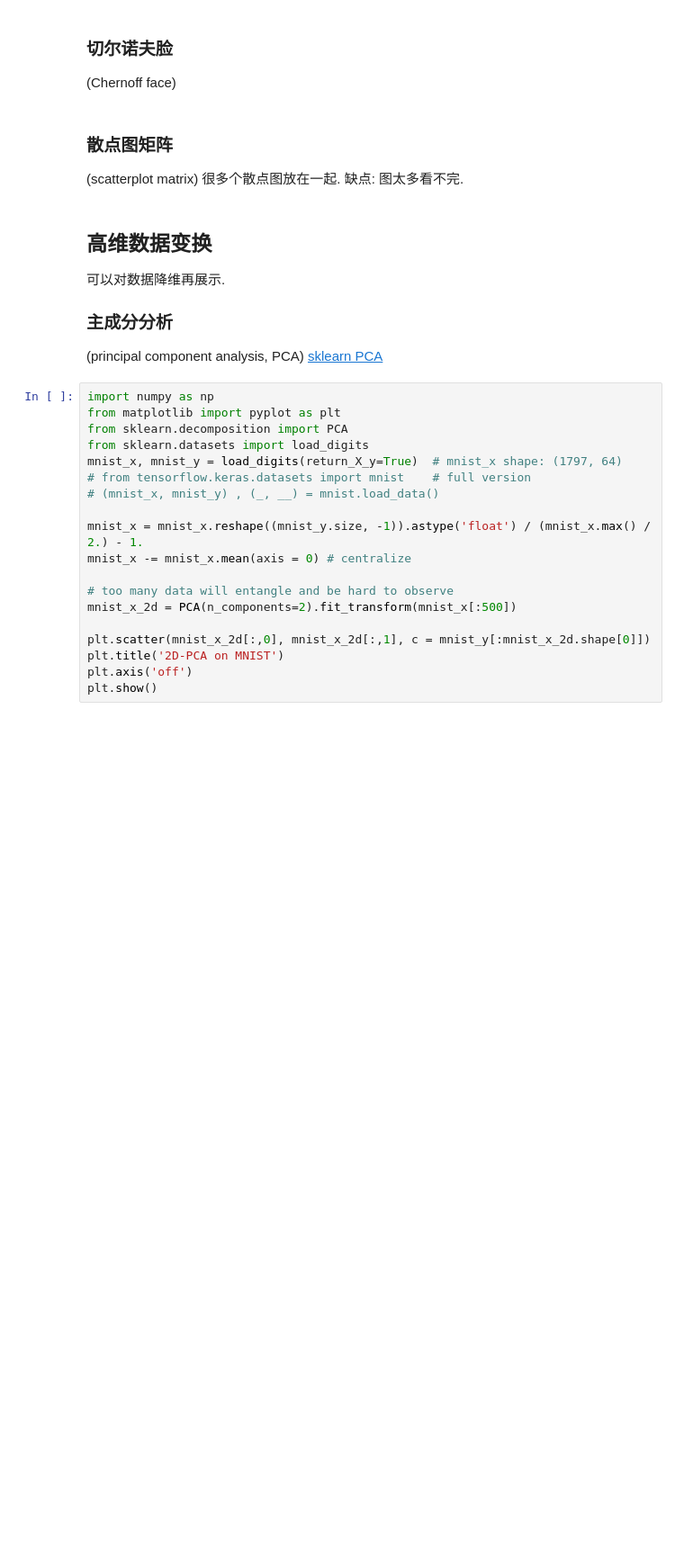
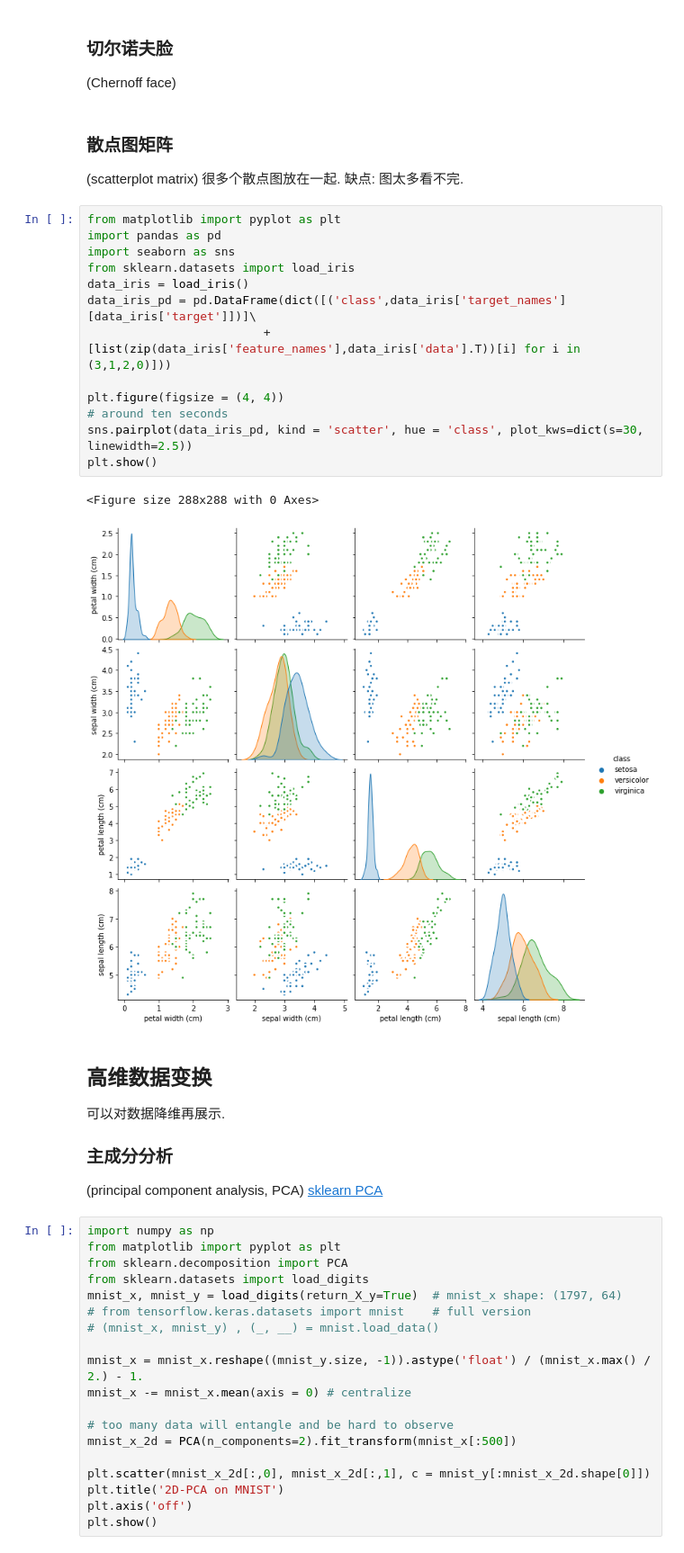
Before and after one commit to ForeverHaibara/Fudan-Courses, a Jupyter notebook: 图像处理与数据可视化/Honor 3 高维数据可视化.ipynb, the cells around one changed output. Shown at 90% size. Saved outputs shown, nothing was run; the diff lists cells and outputs as text; blank space fills up the shorter version.

```diff
--- a/图像处理与数据可视化/Honor 3 高维数据可视化.ipynb
+++ b/图像处理与数据可视化/Honor 3 高维数据可视化.ipynb
@@ -154,6 +158,22 @@ plt.show()
 ### 散点图矩阵
 
 (scatterplot matrix) 很多个散点图放在一起. 缺点: 图太多看不完.
+# %%
+from matplotlib import pyplot as plt
+import pandas as pd
+import seaborn as sns
+from sklearn.datasets import load_iris
+data_iris = load_iris()
+data_iris_pd = pd.DataFrame(dict([('class',data_iris['target_names'][data_iris['target']])]\
+                         + [list(zip(data_iris['feature_names'],data_iris['data'].T))[i] for i in (3,1,2,0)]))
+
+plt.figure(figsize = (4, 4))
+# around ten seconds
+sns.pairplot(data_iris_pd, kind = 'scatter', hue = 'class', plot_kws=dict(s=30, linewidth=2.5))
+plt.show()
+# %% [output]
+<Figure size 288x288 with 0 Axes>
+[figure, added]
 # %% [markdown]
 ## 高维数据变换
 
```
Also changed, not shown: parts of 2 cells of this notebook, 12 other files.
